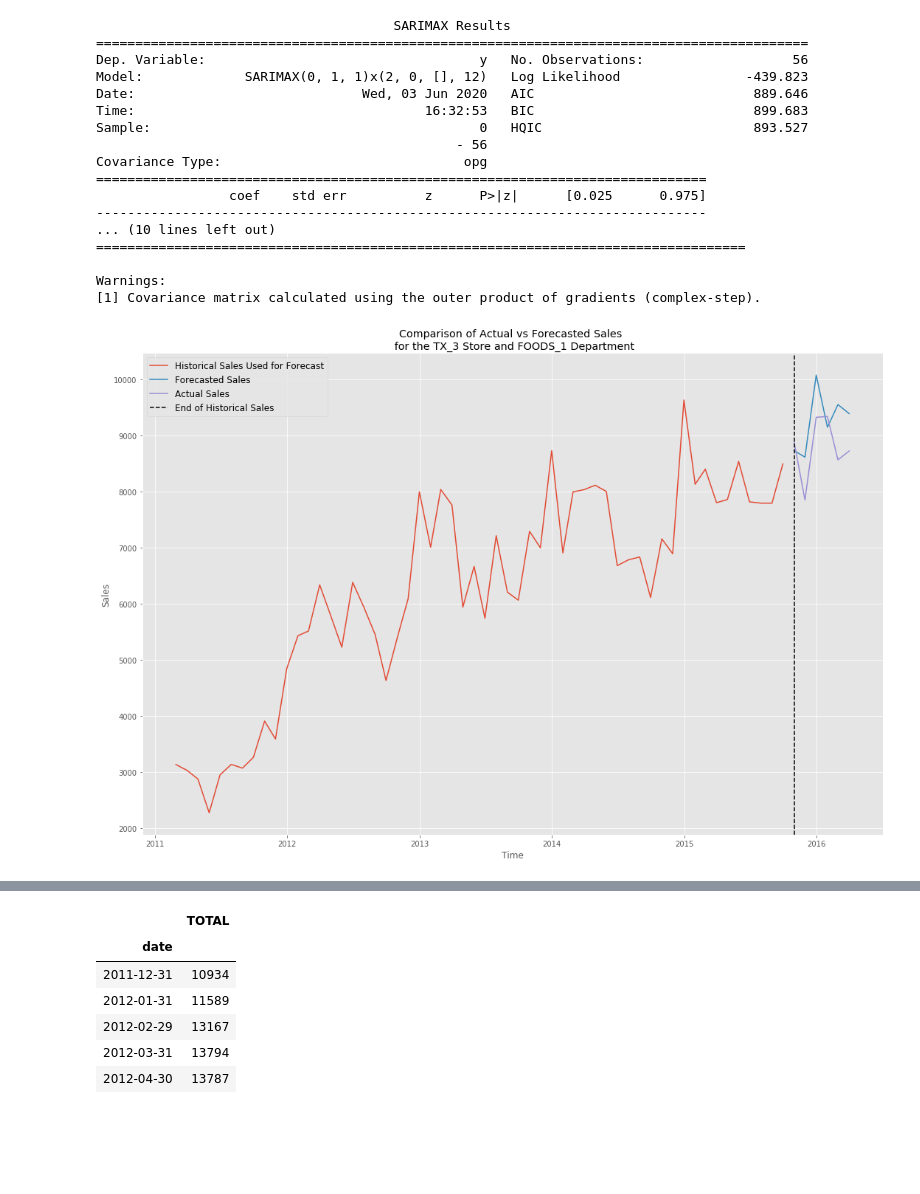
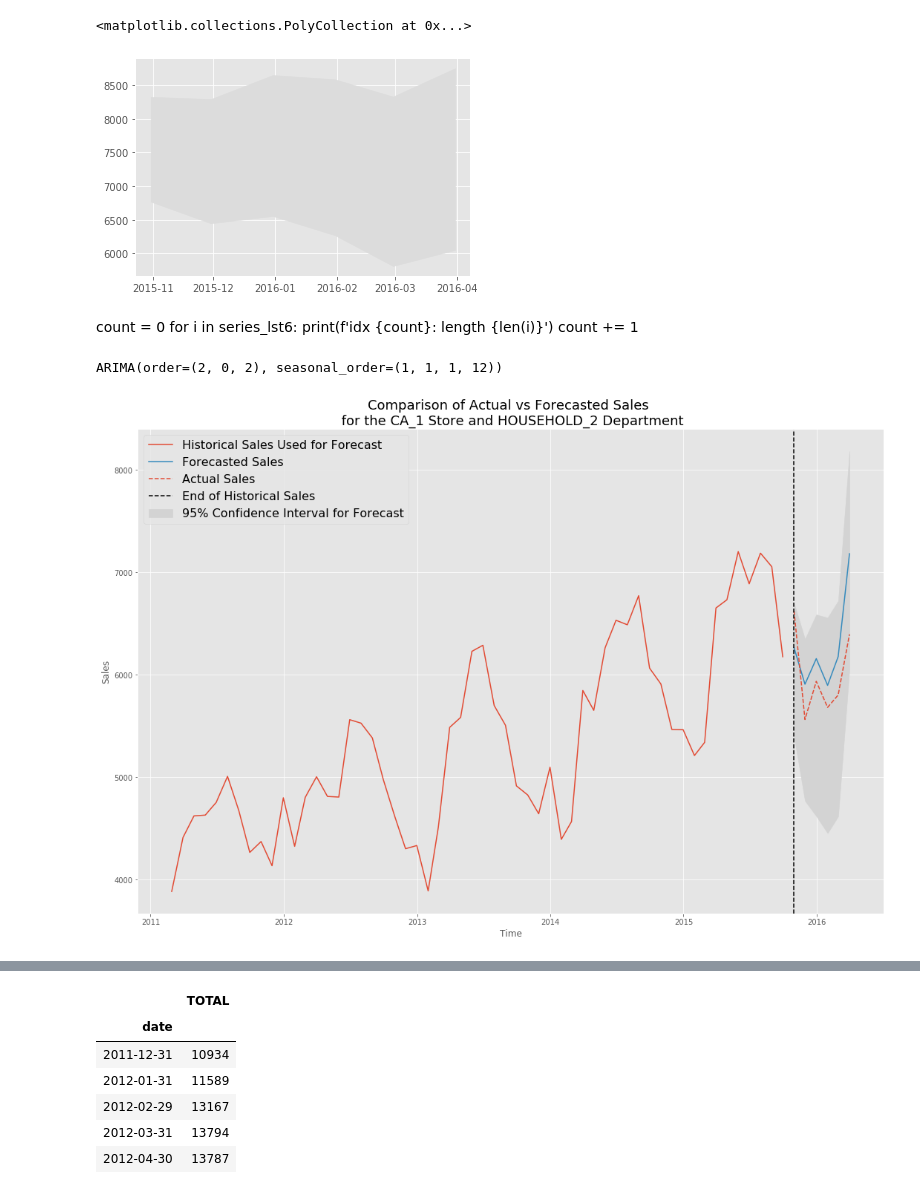
Before and after one commit to alecjonas/Forecasting_Walmart_Sales, a Jupyter notebook: notebooks/ARIMA2.ipynb, the cells around one changed output, grey strips where cells are left out. Cells and saved outputs as stored; diff of their text form; code cells hidden in the pictures; blank space fills up the shorter version.

```diff
--- a/notebooks/ARIMA2.ipynb
+++ b/notebooks/ARIMA2.ipynb
@@ -277,0 +261,8 @@ idx 69: length 36
+# %%
+SARIMAmodel = SARIMAX(train2, order=params['order'], seasonal_order=params['seasonal_order']).fit()
+# %%
+fcast = SARIMAmodel.get_forecast(6)
+x = fcast.conf_int()
+x['lower TOTAL'] = x['lower TOTAL'] - 1000
+x = x.clip_lower(0)
+x
@@ -278,3 +287,13 @@ idx 69: length 36
+# %%
+fig, ax = plt.subplots()
+# %% [output]
+<matplotlib.collections.PolyCollection at 0x...>
+[figure, added]
+# %% [markdown]
+count = 0
+for i in series_lst6:
+    print(f'idx {count}: length {len(i)}')
+    count += 1
 # %%
 lst_of_stores = series_setup(store_id, dept_id)
 
@@ -295,35 +314,26 @@ def updated_six_period_plot_forecast_vs_arima(idx):
         model = pm.auto_arima(train, seasonal=True, m=12)
         forecasts = model.predict(test.shape[0]).tolist()
 
-    print(model.summary())
+    params = model.get_params()
+    SARIMAmodel = SARIMAX(train, order=params['order'], seasonal_order=params['seasonal_order']).fit()
+    fcast = SARIMAmodel.get_forecast(6)
+    conf_inf = fcast.conf_int()
+    #print(model.summary())
+    print(model)
     fig, ax = plt.subplots(figsize = (18, 12))
     ax.plot(train.index, train, label = 'Historical Sales Used for Forecast')
     ax.plot(test.index, forecasts, label = 'Forecasted Sales')
-    ax.plot(series[-6:].index, series[-6:], label = 'Actual Sales')
+    ax.plot(series[-6:].index, series[-6:], label = 'Actual Sales',  c='C0', linestyle = '--')
+    ax.fill_between(conf_inf.index, conf_inf['lower TOTAL'].clip_lower(0), conf_inf['upper TOTAL'], color = 'lightgrey', label = '95% Confidence Interval for Forecast')
     ax.axvline(x = series[-6:].index[0], color='k', linestyle='--', label = 'End of Historical Sales')
-    ax.set_title(f'Comparison of Actual vs Forecasted Sales \n for the {lst_of_stores[idx][0]} Store and {lst_of_stores[idx][1]} Department')
+    ax.set_title(f'Comparison of Actual vs Forecasted Sales \n for the {lst_of_stores[idx][0]} Store and {lst_of_stores[idx][1]} Department', fontsize = 18)
     ax.set_xlabel('Time')
     ax.set_ylabel('Sales')
-    ax.legend(fontsize = 12)
+    ax.legend(fontsize = 16)
+    #plt.savefig('../images/the_good1')
     plt.show()
 # %%
-updated_six_period_plot_forecast_vs_arima(46)
+updated_six_period_plot_forecast_vs_arima(3)
 # %% [output]
-                                      SARIMAX Results
-===========================================================================================
-Dep. Variable:                                   y   No. Observations:                   56
-Model:             SARIMAX(0, 1, 1)x(2, 0, [], 12)   Log Likelihood                -439.823
-Date:                             Wed, 03 Jun 2020   AIC                            889.646
-Time:                                     16:32:53   BIC                            899.683
-Sample:                                          0   HQIC                           893.527
-                                              - 56
-Covariance Type:                               opg
-==============================================================================
-                 coef    std err          z      P>|z|      [0.025      0.975]
-------------------------------------------------------------------------------
-... (10 lines left out)
-===================================================================================
-
-Warnings:
-[1] Covariance matrix calculated using the outer product of gradients (complex-step).
+ARIMA(order=(2, 0, 2), seasonal_order=(1, 1, 1, 12))
-[figure, old version]
+[figure, new version]
```
Also changed, not shown: parts of 30 cells of this notebook, 6 other files.
